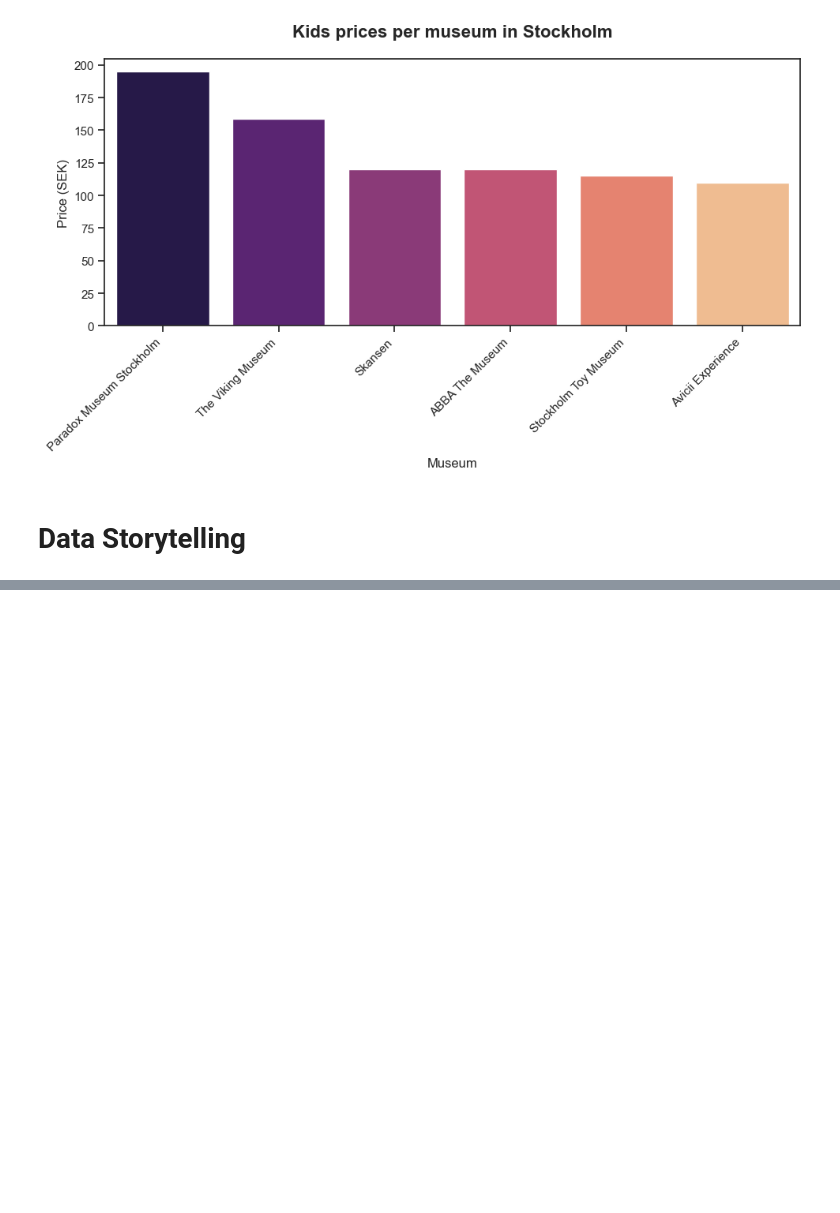
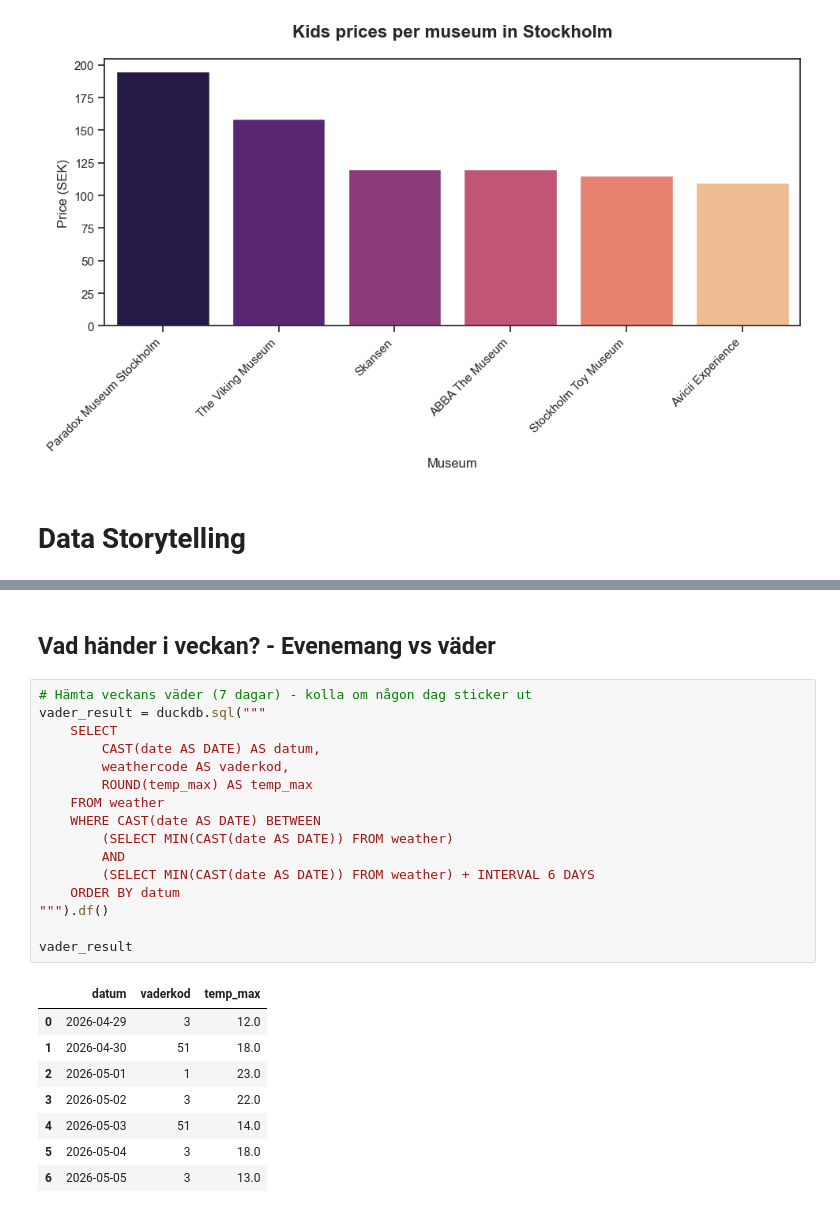
Before and after one commit to LisaYllander92/Visualization_project, a Jupyter notebook: eda/eda_lisa.ipynb, the cells around one changed output, grey strips where cells are left out. Drawn from its saved outputs; the diff is of its cells as text; blank space fills up the shorter version.

```diff
--- a/eda/eda_lisa.ipynb
+++ b/eda/eda_lisa.ipynb
@@ -568,0 +531,27 @@ activity_df.head()
+# %% [markdown]
+## Vad händer i veckan? - Evenemang vs väder
+# %%
+# Hämta veckans väder (7 dagar) - kolla om någon dag sticker ut
+vader_result = duckdb.sql("""
+    SELECT
+        CAST(date AS DATE) AS datum,
+        weathercode AS vaderkod,
+        ROUND(temp_max) AS temp_max
+    FROM weather
+    WHERE CAST(date AS DATE) BETWEEN
+        (SELECT MIN(CAST(date AS DATE)) FROM weather)
+        AND
+        (SELECT MIN(CAST(date AS DATE)) FROM weather) + INTERVAL 6 DAYS
+    ORDER BY datum
+""").df()
+
+vader_result
+# %% [output]
+|  | datum | vaderkod | temp_max |
+| 0 | 2026-04-29 | 3 | 12.0 |
+| 1 | 2026-04-30 | 51 | 18.0 |
+| 2 | 2026-05-01 | 1 | 23.0 |
+| 3 | 2026-05-02 | 3 | 22.0 |
+| 4 | 2026-05-03 | 51 | 14.0 |
+| 5 | 2026-05-04 | 3 | 18.0 |
+| 6 | 2026-05-05 | 3 | 13.0 |
```
Also changed, not shown: parts of 9 cells of this notebook, 1 other file.
